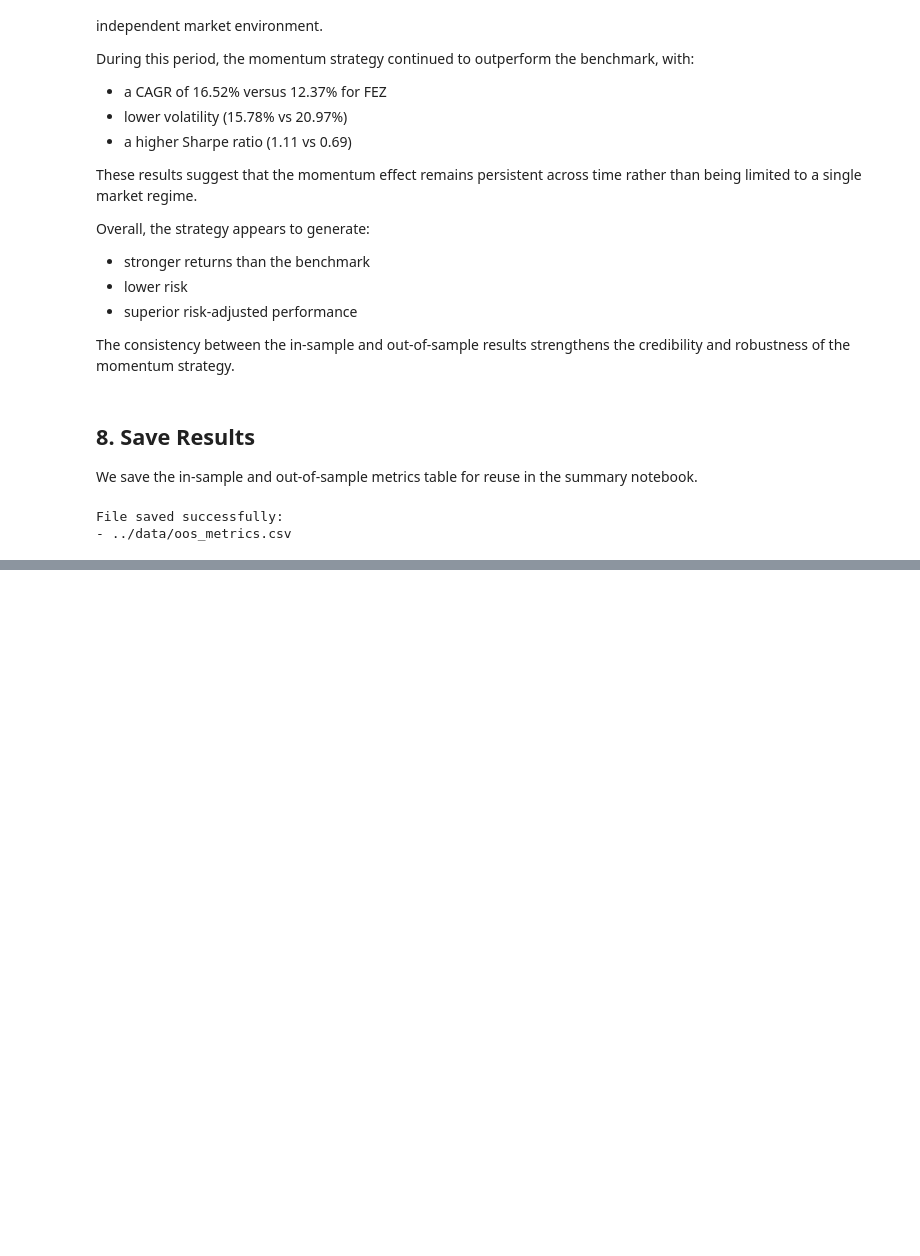
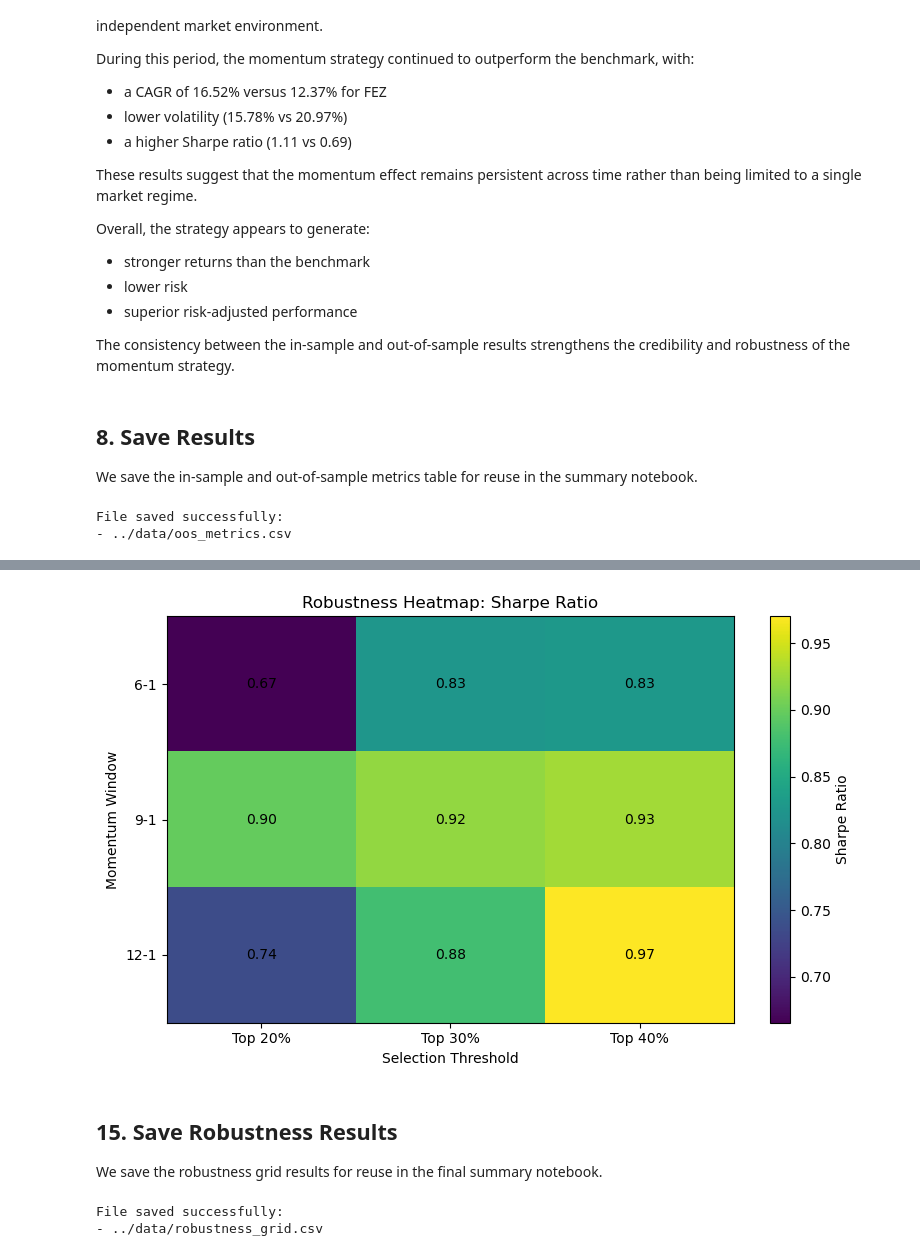
Before and after one commit to nicolasmarveaux456-hue/europe_momentum_backtest, a Jupyter notebook: notebooks/05_robustness_oos.ipynb, the cells around one changed output, grey strips where cells are left out. Drawn from its saved outputs; the diff is of its cells as text; code cells hidden in the pictures; blank space fills up the shorter version.

Commit message:
feat: robustness grid search (window x quantile)

```diff
--- a/notebooks/05_robustness_oos.ipynb
+++ b/notebooks/05_robustness_oos.ipynb
@@ -196,0 +297,13 @@ However, additional robustness tests and implementation constraints should still
+# %%
+momentum_windows = [6, 9, 12]
+top_quantiles = [0.20, 0.30, 0.40]
+
+results = []
+for window in momentum_windows:
+    for quantile in top_quantiles:
+        strategy_returns = run_momentum_backtest(monthly_returns=monthly_returns,momentum_window=window,top_quantile=quantile)
+        sharpe = sharpe_ratio(strategy_returns)
+        results.append({"Momentum Window": f"{window}-1","Top Quantile": f"Top {int(quantile * 100)}%","Sharpe Ratio": sharpe})
+
+robustness_results = pd.DataFrame(results)
+robustness_results
@@ -196,0 +332,35 @@ However, additional robustness tests and implementation constraints should still
+# %%
+sharpe_matrix = robustness_results.pivot(index="Momentum Window",columns="Top Quantile",values="Sharpe Ratio")
+sharpe_matrix = sharpe_matrix.loc[["6-1", "9-1", "12-1"],["Top 20%", "Top 30%", "Top 40%"]]
+sharpe_matrix.round(3)
+
+
+plt.figure(figsize=(8, 5))
+plt.imshow(sharpe_matrix, aspect="auto")
+plt.colorbar(label="Sharpe Ratio")
+plt.xticks(ticks=np.arange(len(sharpe_matrix.columns)),labels=sharpe_matrix.columns)
+plt.yticks(ticks=np.arange(len(sharpe_matrix.index)),labels=sharpe_matrix.index)
+plt.title("Robustness Heatmap: Sharpe Ratio")
+plt.xlabel("Selection Threshold")
+plt.ylabel("Momentum Window")
+
+for i in range(sharpe_matrix.shape[0]):
+    for j in range(sharpe_matrix.shape[1]):
+        value = sharpe_matrix.iloc[i, j]
+        plt.text(j, i, f"{value:.2f}", ha="center", va="center")
+plt.tight_layout()
+plt.show()
+# %% [output]
+[figure, added]
+# %% [markdown]
+## 15. Save Robustness Results
+
+We save the robustness grid results for reuse in the final summary notebook.
+# %%
+robustness_results.to_csv("../data/robustness_grid.csv", index=False)
+
+print("File saved successfully:")
+print("- ../data/robustness_grid.csv")
+# %% [output]
+File saved successfully:
+- ../data/robustness_grid.csv
```
Also changed, not shown: parts of 13 cells of this notebook, 1 other file.
